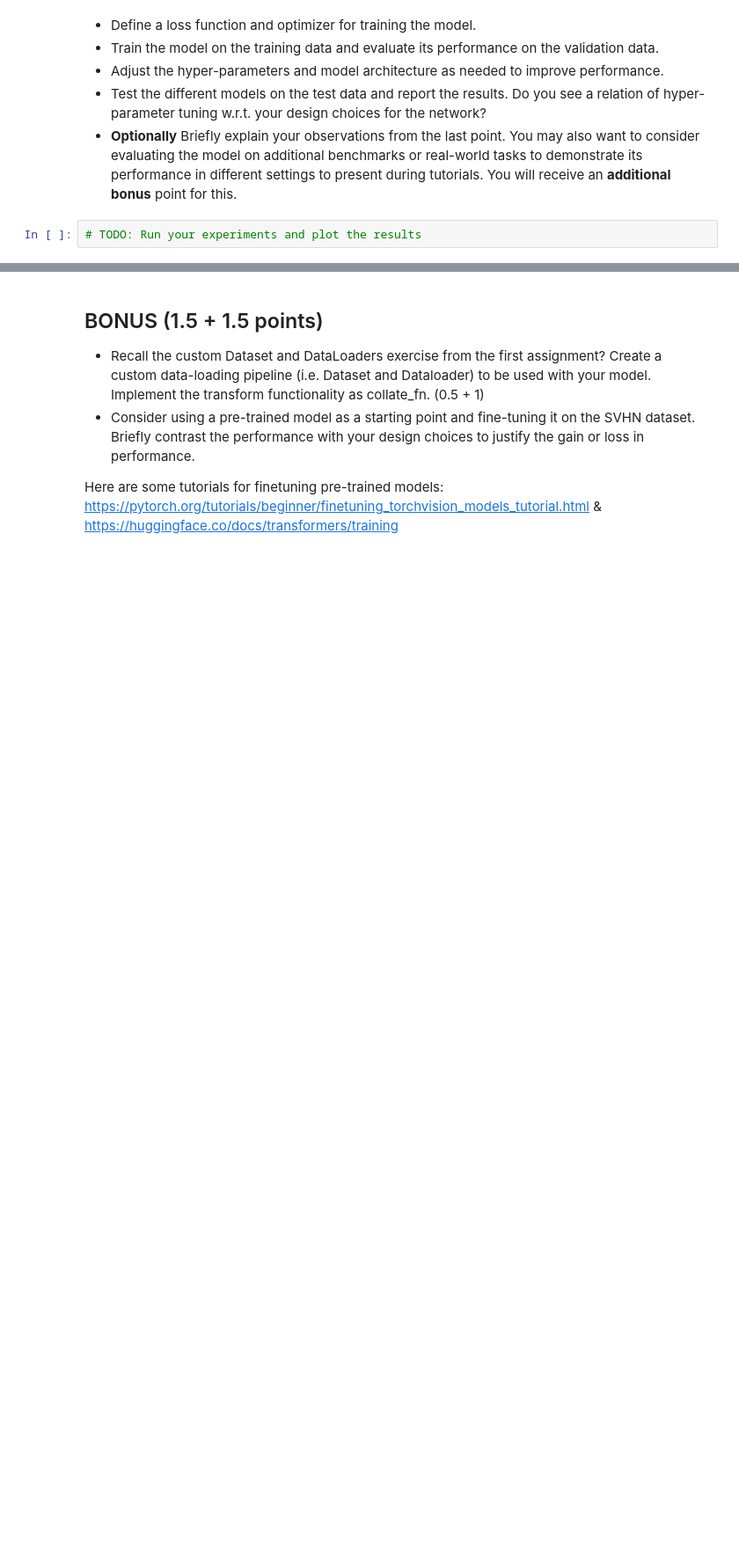
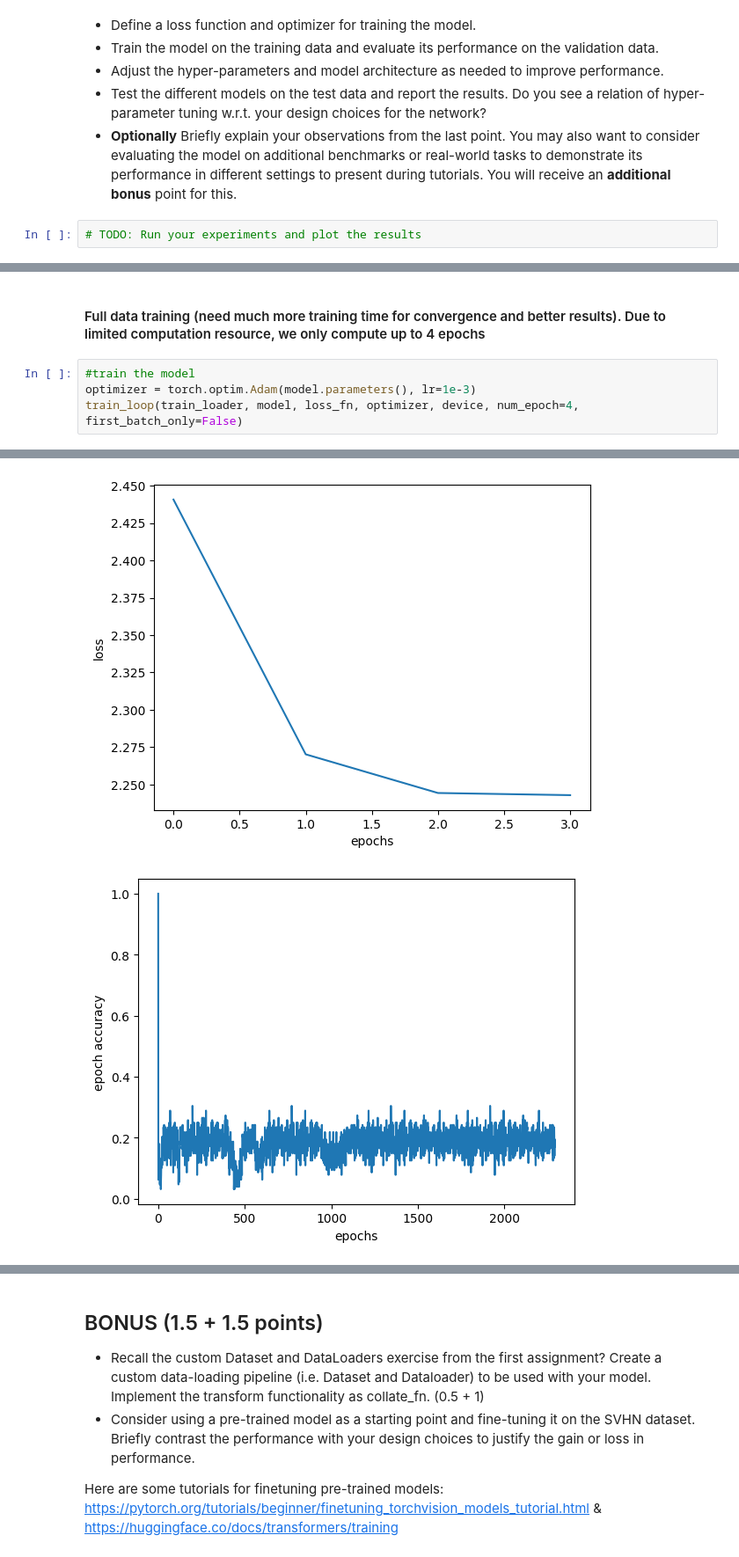
Before and after one commit to igunduz/neural-networks, a Jupyter notebook: assignment-9/NNTI_Exercise_9_2.ipynb, the cells around one changed output, grey strips where cells are left out. Shown at 88% size. Saved outputs shown, nothing was run; the diff lists cells and outputs as text; blank space fills up the shorter version.

```diff
--- a/assignment-9/NNTI_Exercise_9_2.ipynb
+++ b/assignment-9/NNTI_Exercise_9_2.ipynb
@@ -180,0 +216,7 @@ KeyboardInterrupt:
+# %% [markdown]
+#### Full data training (need much more training time for convergence and better results). Due to limited computation resource, we only compute up to 4 epochs
+# %%
+#train the model
+optimizer = torch.optim.Adam(model.parameters(), lr=1e-3)
+train_loop(train_loader, model, loss_fn, optimizer, device, num_epoch=4, first_batch_only=False)
+# %% [output]
@@ -181,3 +225,5 @@ KeyboardInterrupt:
+[figure, added]
+[figure, added]
 # %%
 # evaluate the model
 
```
Also changed, not shown: parts of 16 cells of this notebook, 1 other file.
